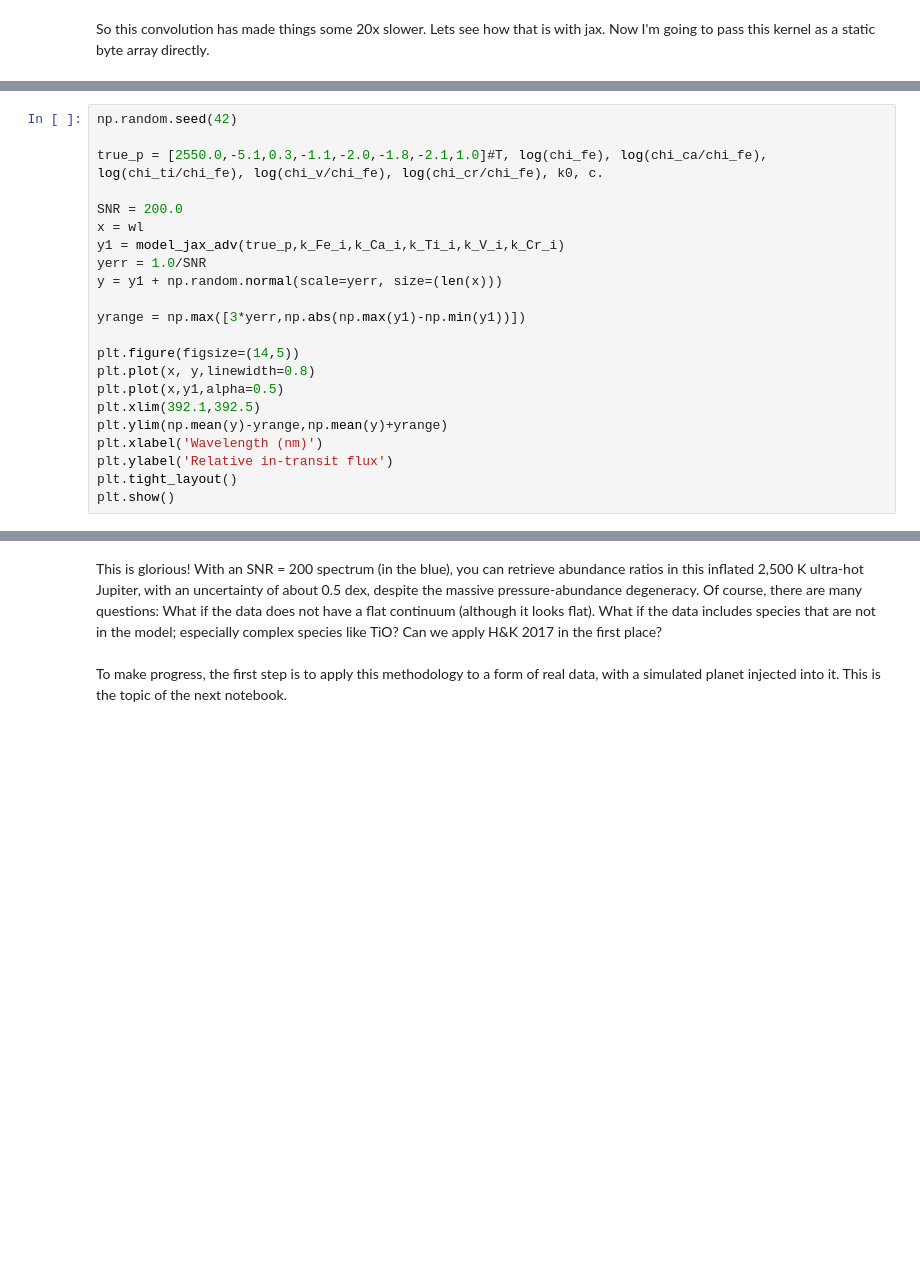
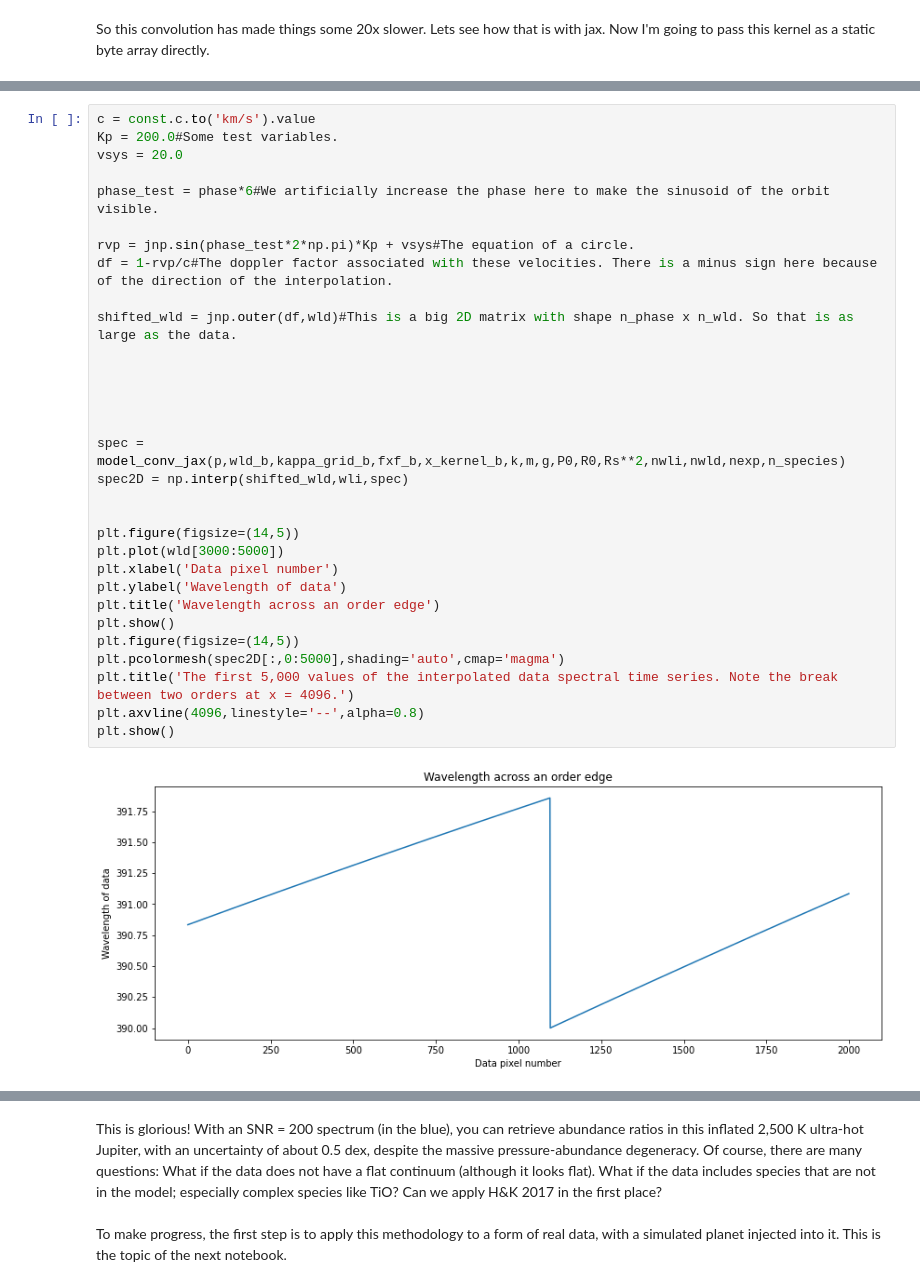
Before and after one commit to Hoeijmakers/jax-hires-coffee, a Jupyter notebook: hires-transmission-hk17.ipynb, the cells around one changed output, grey strips where cells are left out. Saved outputs shown, nothing was run; the diff lists cells and outputs as text; blank space fills up the shorter version.

```diff
--- a/hires-transmission-hk17.ipynb
+++ b/hires-transmission-hk17.ipynb
@@ -668,22 +679,33 @@ The next step is to interpolate this model onto the grid of the data. That goes
-# %%
-np.random.seed(42)
-
-true_p = [2550.0,-5.1,0.3,-1.1,-2.0,-1.8,-2.1,1.0]#T, log(chi_fe), log(chi_ca/chi_fe), log(chi_ti/chi_fe), log(chi_v/chi_fe), log(chi_cr/chi_fe), k0, c.
-
-SNR = 200.0
-x = wl
-y1 = model_jax_adv(true_p,k_Fe_i,k_Ca_i,k_Ti_i,k_V_i,k_Cr_i)
-yerr = 1.0/SNR
-y = y1 + np.random.normal(scale=yerr, size=(len(x)))
-
-yrange = np.max([3*yerr,np.abs(np.max(y1)-np.min(y1))])
-
-plt.figure(figsize=(14,5))
-plt.plot(x, y,linewidth=0.8)
-plt.plot(x,y1,alpha=0.5)
-plt.xlim(392.1,392.5)
-plt.ylim(np.mean(y)-yrange,np.mean(y)+yrange)
-plt.xlabel('Wavelength (nm)')
-plt.ylabel('Relative in-transit flux')
-plt.tight_layout()
-plt.show()
+# %%
+c = const.c.to('km/s').value
+Kp = 200.0#Some test variables.
+vsys = 20.0
+
+phase_test = phase*6#We artificially increase the phase here to make the sinusoid of the orbit visible.
+
+rvp = jnp.sin(phase_test*2*np.pi)*Kp + vsys#The equation of a circle.
+df = 1-rvp/c#The doppler factor associated with these velocities. There is a minus sign here because of the direction of the interpolation.
+
+shifted_wld = jnp.outer(df,wld)#This is a big 2D matrix with shape n_phase x n_wld. So that is as large as the data.
+
+
+
+
+
+spec = model_conv_jax(p,wld_b,kappa_grid_b,fxf_b,x_kernel_b,k,m,g,P0,R0,Rs**2,nwli,nwld,nexp,n_species)
+spec2D = np.interp(shifted_wld,wli,spec)
+
+
+plt.figure(figsize=(14,5))
+plt.plot(wld[3000:5000])
+plt.xlabel('Data pixel number')
+plt.ylabel('Wavelength of data')
+plt.title('Wavelength across an order edge')
+plt.show()
+plt.figure(figsize=(14,5))
+plt.pcolormesh(spec2D[:,0:5000],shading='auto',cmap='magma')
+plt.title('The first 5,000 values of the interpolated data spectral time series. Note the break between two orders at x = 4096.')
+plt.axvline(4096,linestyle='--',alpha=0.8)
+plt.show()
+# %% [output]
+[figure, added]
```
Also changed, not shown: parts of 25 cells of this notebook.
